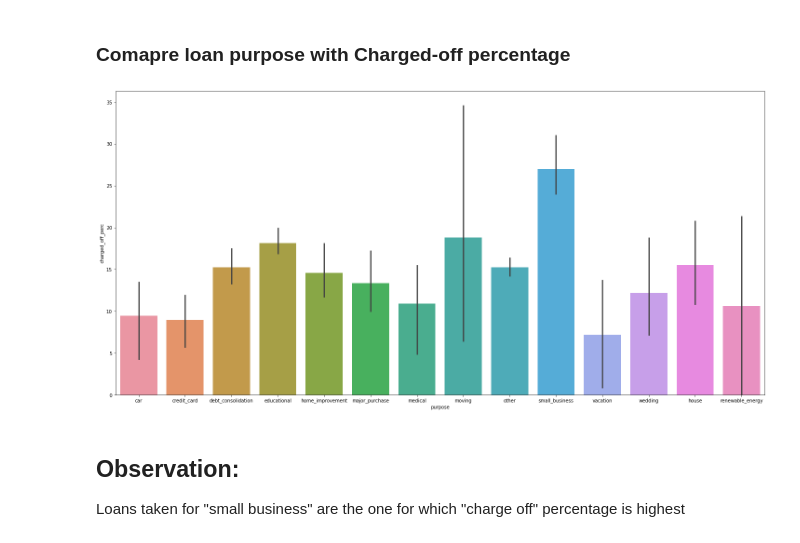
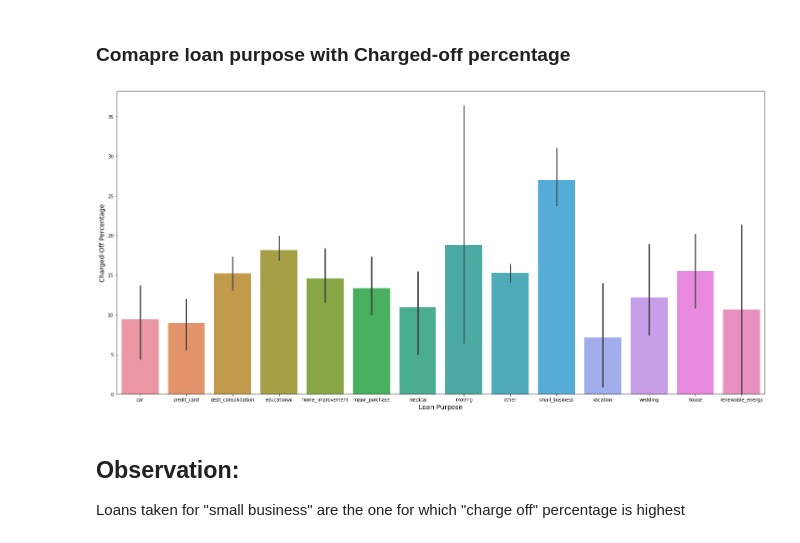
Before and after one commit to joshigeek/LendingClubCaseStudy, a Jupyter notebook: Himanshu-LendingClubCaseStudy.ipynb, the cells around one changed output. Saved outputs shown, nothing was run; the diff lists cells and outputs as text; code cells hidden in the pictures.

Commit message:
Adding labels to figures

```diff
--- a/Himanshu-LendingClubCaseStudy.ipynb
+++ b/Himanshu-LendingClubCaseStudy.ipynb
@@ -214,8 +214,14 @@ Further Data processing is required, for which following steps will be taken
 * Add new columns, which could help in analysis
 # %%
 # Convert emp_length to int, as per given in data_dict.
-# for value which are na, retur 0
+# lamdba could also be used, but for readability method is used.
 def get_emp_length(x):
+    '''
+    Util method to return numeric for emp_length column
+    input: data from emp_length
+    output: corresponding integer
+    return: None
+    '''
     if '<' in x:
         return int(x.split()[1])
     elif '+' in x:
@@ -379,9 +385,11 @@ df_year_purpose['charged_off_perc'] = 100 * df_year_purpose['Charged Off']/df_ye
 # %%
 plt.figure(figsize=(25,12))
 sbn.barplot(data=df_year_purpose, x='purpose', y='charged_off_perc')
+plt.xlabel('Loan Purpose',fontsize=14)
+plt.ylabel('Charged-Off Percentage',fontsize=14)
 plt.show()
 # %% [output]
-[figure, old version]
+[figure, new version]
 # %% [markdown]
 ## Observation:
 Loans taken for "small business" are the one for which "charge off" percentage is highest
```
Also changed, not shown: parts of 37 cells of this notebook, 1 other file.
